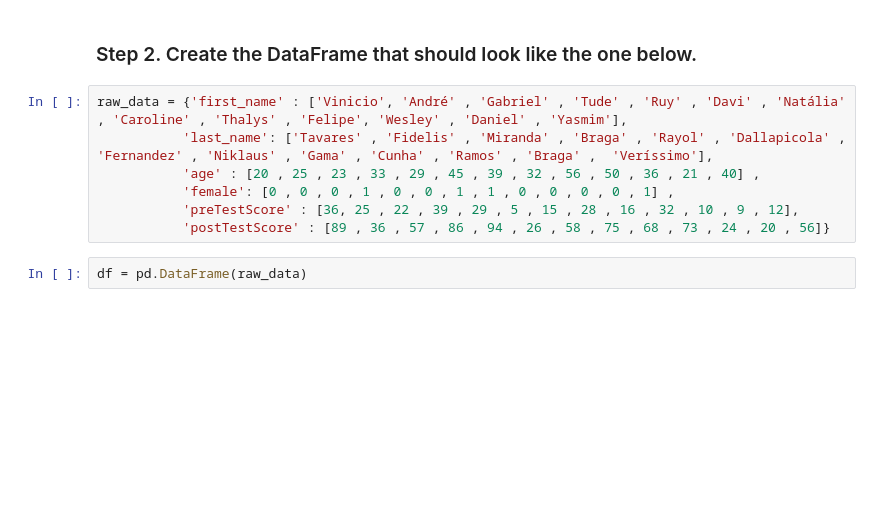
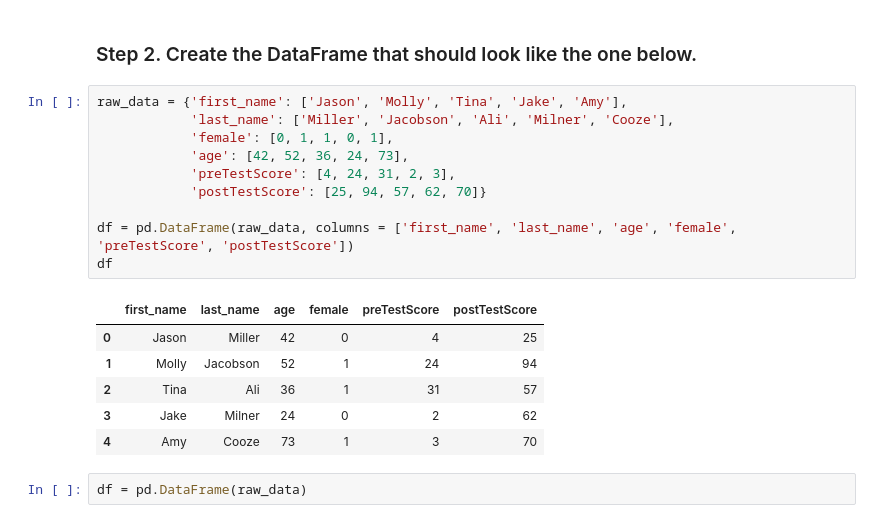
Before and after one commit to larissagabriela/octos-academy, a Jupyter notebook: 02. Data Handling/Exercises/07_Visualization/Scores/Exercises.ipynb, the cells around one changed output. Saved outputs shown, nothing was run; the diff lists cells and outputs as text; blank space fills up the shorter version.

```diff
--- a/02. Data Handling/Exercises/07_Visualization/Scores/Exercises.ipynb
+++ b/02. Data Handling/Exercises/07_Visualization/Scores/Exercises.ipynb
@@ -15,13 +15,23 @@ import matplotlib.pyplot as plt
 %matplotlib inline
 # %% [markdown]
 ### Step 2. Create the DataFrame that should look like the one below.
-# %%
-raw_data = {'first_name' : ['Vinicio', 'André' , 'Gabriel' , 'Tude' , 'Ruy' , 'Davi' , 'Natália' , 'Caroline' , 'Thalys' , 'Felipe', 'Wesley' , 'Daniel' , 'Yasmim'],
-           'last_name': ['Tavares' , 'Fidelis' , 'Miranda' , 'Braga' , 'Rayol' , 'Dallapicola' , 'Fernandez' , 'Niklaus' , 'Gama' , 'Cunha' , 'Ramos' , 'Braga' ,  'Veríssimo'],
-           'age' : [20 , 25 , 23 , 33 , 29 , 45 , 39 , 32 , 56 , 50 , 36 , 21 , 40] ,
-           'female': [0 , 0 , 0 , 1 , 0 , 0 , 1 , 1 , 0 , 0 , 0 , 0 , 1] ,
-           'preTestScore' : [36, 25 , 22 , 39 , 29 , 5 , 15 , 28 , 16 , 32 , 10 , 9 , 12],
-           'postTestScore' : [89 , 36 , 57 , 86 , 94 , 26 , 58 , 75 , 68 , 73 , 24 , 20 , 56]}
+# %%
+raw_data = {'first_name': ['Jason', 'Molly', 'Tina', 'Jake', 'Amy'],
+            'last_name': ['Miller', 'Jacobson', 'Ali', 'Milner', 'Cooze'],
+            'female': [0, 1, 1, 0, 1],
+            'age': [42, 52, 36, 24, 73],
+            'preTestScore': [4, 24, 31, 2, 3],
+            'postTestScore': [25, 94, 57, 62, 70]}
+
+df = pd.DataFrame(raw_data, columns = ['first_name', 'last_name', 'age', 'female', 'preTestScore', 'postTestScore'])
+df
+# %% [output]
+|  | first_name | last_name | age | female | preTestScore | postTestScore |
+| 0 | Jason | Miller | 42 | 0 | 4 | 25 |
+| 1 | Molly | Jacobson | 52 | 1 | 24 | 94 |
+| 2 | Tina | Ali | 36 | 1 | 31 | 57 |
+| 3 | Jake | Milner | 24 | 0 | 2 | 62 |
+| 4 | Amy | Cooze | 73 | 1 | 3 | 70 |
 # %%
 df = pd.DataFrame(raw_data)
 # %%
```
